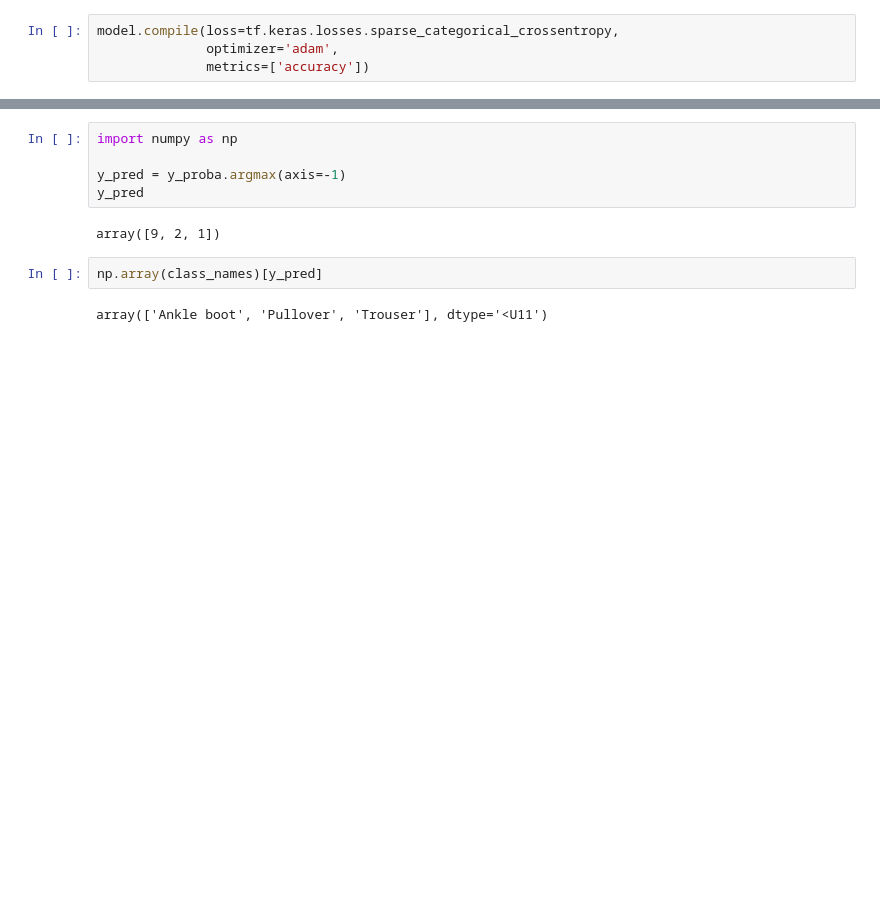
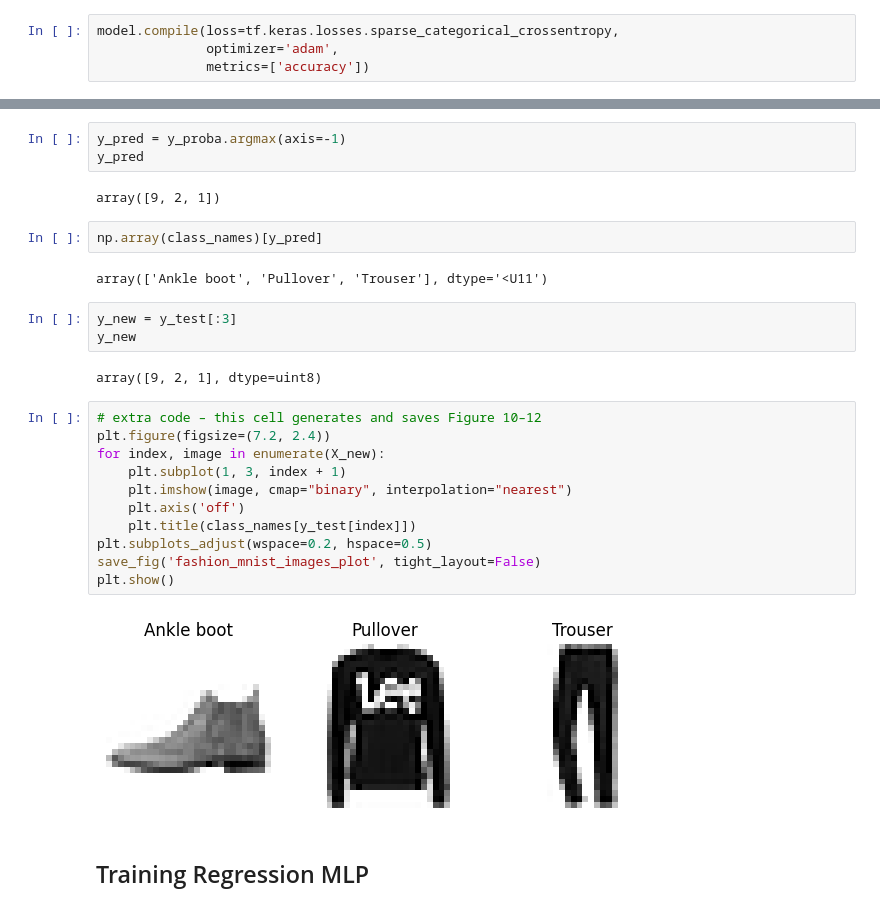
Before and after one commit to dhruvd32/Experimentation, a Jupyter notebook: Training Neural Network.ipynb, the cells around one changed output, grey strips where cells are left out. Drawn from its saved outputs; the diff is of its cells as text; blank space fills up the shorter version.

Commit message:
Regression using MLPs

```diff
--- a/Training Neural Network.ipynb
+++ b/Training Neural Network.ipynb
@@ -169,8 +198,6 @@ array([[0., 0., 0., 0., 0., 0., 0., 0., 0., 1.],
        [0., 0., 1., 0., 0., 0., 0., 0., 0., 0.],
        [0., 1., 0., 0., 0., 0., 0., 0., 0., 0.]], dtype=float32)
 # %%
-import numpy as np
-
 y_pred = y_proba.argmax(axis=-1)
 y_pred
 # %% [output]
@@ -179,3 +206,23 @@ array([9, 2, 1])
 np.array(class_names)[y_pred]
 # %% [output]
 array(['Ankle boot', 'Pullover', 'Trouser'], dtype='<U11')
+# %%
+y_new = y_test[:3]
+y_new
+# %% [output]
+array([9, 2, 1], dtype=uint8)
+# %%
+# extra code – this cell generates and saves Figure 10–12
+plt.figure(figsize=(7.2, 2.4))
+for index, image in enumerate(X_new):
+    plt.subplot(1, 3, index + 1)
+    plt.imshow(image, cmap="binary", interpolation="nearest")
+    plt.axis('off')
+    plt.title(class_names[y_test[index]])
+plt.subplots_adjust(wspace=0.2, hspace=0.5)
+save_fig('fashion_mnist_images_plot', tight_layout=False)
+plt.show()
+# %% [output]
+[figure, added]
+# %% [markdown]
+## Training Regression MLP
```
Also changed, not shown: parts of 16 cells of this notebook, 3 other files.
